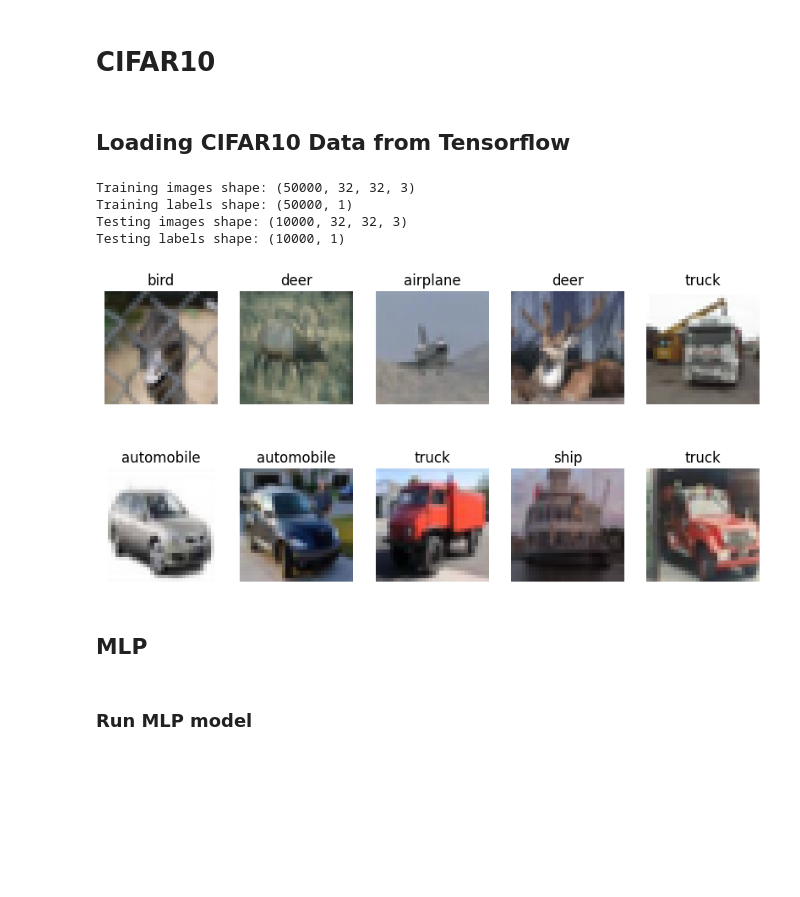
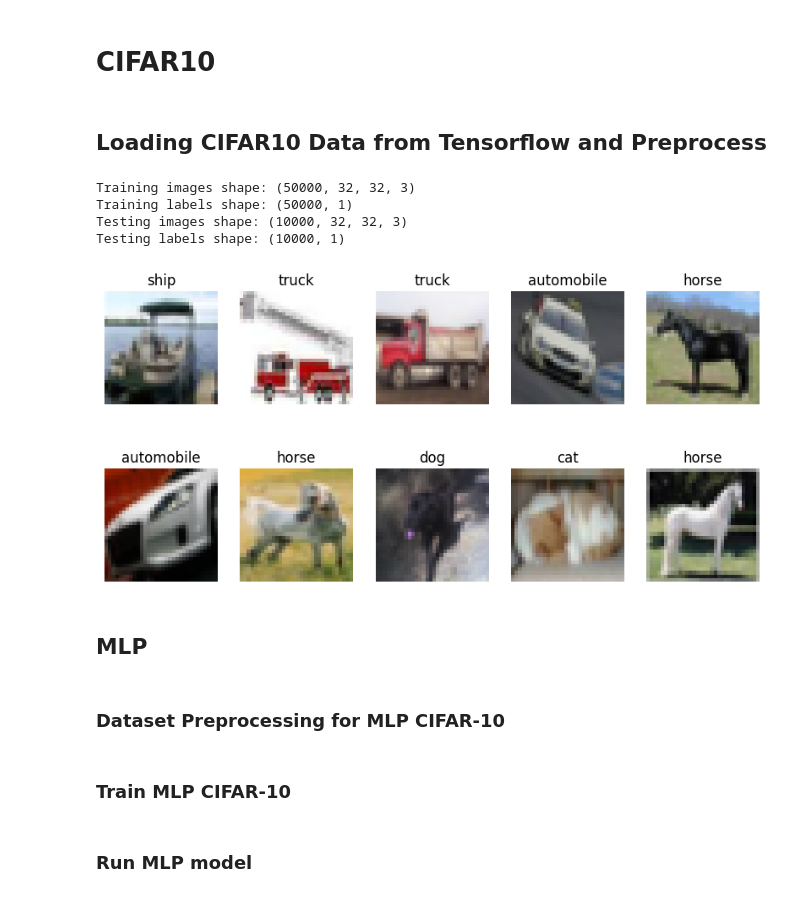
Before and after one commit to etheleigh/Deep-Learning-Project-1---MLPs-and-CNN-for-image-classification, a Jupyter notebook: notebook.ipynb, the cells around one changed output. Drawn from its saved outputs; the diff is of its cells as text; code cells hidden in the pictures; blank space fills up the shorter version.

```diff
--- a/notebook.ipynb
+++ b/notebook.ipynb
@@ -137,12 +142,12 @@ def evaluate_models_in_folder(folder_path, X, Y, verbose=1):
 # %%
 # Load Fashion MNIST dataset
-(train_images, train_labels), (test_images, test_labels) = tf.keras.datasets.fashion_mnist.load_data()
+(train_images_fmnist, train_labels_fmist), (test_images_fmnist, test_labels_fmnist) = tf.keras.datasets.fashion_mnist.load_data()
 
 # Print shapes of the loaded data
-print("Training images shape:", train_images.shape)
-print("Training labels shape:", train_labels.shape)
-print("Testing images shape:", test_images.shape)
-print("Testing labels shape:", test_labels.shape)
+print("Training images shape:", train_images_fmnist.shape)
+print("Training labels shape:", train_labels_fmist.shape)
+print("Testing images shape:", test_images_fmnist.shape)
+print("Testing labels shape:", test_labels_fmnist.shape)
 
 # Define class names
 class_names = ['T-shirt/top', 'Trouser', 'Pullover', 'Dress', 'Coat', 'Sandal', 'Shirt', 'Sneaker', 'Bag', 'Ankle boot']
@@ -150,10 +155,10 @@ class_names = ['T-shirt/top', 'Trouser', 'Pullover', 'Dress', 'Coat', 'Sandal',
 # Plot 10 random examples with their labels
 plt.figure(figsize=(10, 5))
 for i in range(10):
-    idx = np.random.randint(0, train_images.shape[0])
+    idx = np.random.randint(0, train_images_fmnist.shape[0])
     plt.subplot(2, 5, i+1)
-    plt.imshow(train_images[idx], cmap='gray')
-    plt.title(class_names[train_labels[idx]])
+    plt.imshow(train_images_fmnist[idx], cmap='gray')
+    plt.title(class_names[train_labels_fmist[idx]])
     plt.axis('off')
 
 plt.show()
@@ -994,35 +968,37 @@ best_params
 # %% [markdown]
 # CIFAR10
 # %% [markdown]
-## Loading CIFAR10 Data from Tensorflow
+## Loading CIFAR10 Data from Tensorflow and Preprocess
 # %%
 # Load CIFAR-10 dataset
-(train_images, train_labels), (test_images, test_labels) = tf.keras.datasets.cifar10.load_data()
+(train_images_cifar10, train_labels_cifar10), (test_images_cifar10, test_labels_cifar10) = tf.keras.datasets.cifar10.load_data()
 
 # Print shapes of the loaded data
-print("Training images shape:", train_images.shape)
-print("Training labels shape:", train_labels.shape)
-print("Testing images shape:", test_images.shape)
-print("Testing labels shape:", test_labels.shape)
+print("Training images shape:", train_images_cifar10.shape)
+print("Training labels shape:", train_labels_cifar10.shape)
+print("Testing images shape:", test_images_cifar10.shape)
+print("Testing labels shape:", test_labels_cifar10.shape)
 
 # Define class names
 class_names = ['airplane', 'automobile', 'bird', 'cat', 'deer', 'dog', 'frog', 'horse', 'ship', 'truck']
 
 # Plot 10 random examples with their labels
 plt.figure(figsize=(10, 5))
 for i in range(10):
-    idx = np.random.randint(0, train_images.shape[0])
+    idx = np.random.randint(0, train_images_cifar10.shape[0])
     plt.subplot(2, 5, i+1)
-    plt.imshow(train_images[idx])
-    plt.title(class_names[train_labels[idx][0]])
+    plt.imshow(train_images_cifar10[idx])
+    plt.title(class_names[train_labels_cifar10[idx][0]])
     plt.axis('off')
 plt.show()
 # %% [output]
 Training images shape: (50000, 32, 32, 3)
 Training labels shape: (50000, 1)
 Testing images shape: (10000, 32, 32, 3)
 Testing labels shape: (10000, 1)
-[figure, old version]
+[figure, new version]
 # %% [markdown]
 ## MLP
+# %% [markdown]
+### Dataset Preprocessing for MLP CIFAR-10
 # %%
@@ -1036,3 +1011,5 @@ Y_test = to_categorical(test_labels, num_classes=10)
+# %% [markdown]
+### Train MLP CIFAR-10
 # %%
 def train_model_mlp_cifar10(
         train_data,
```
Also changed, not shown: parts of 52 cells of this notebook.
